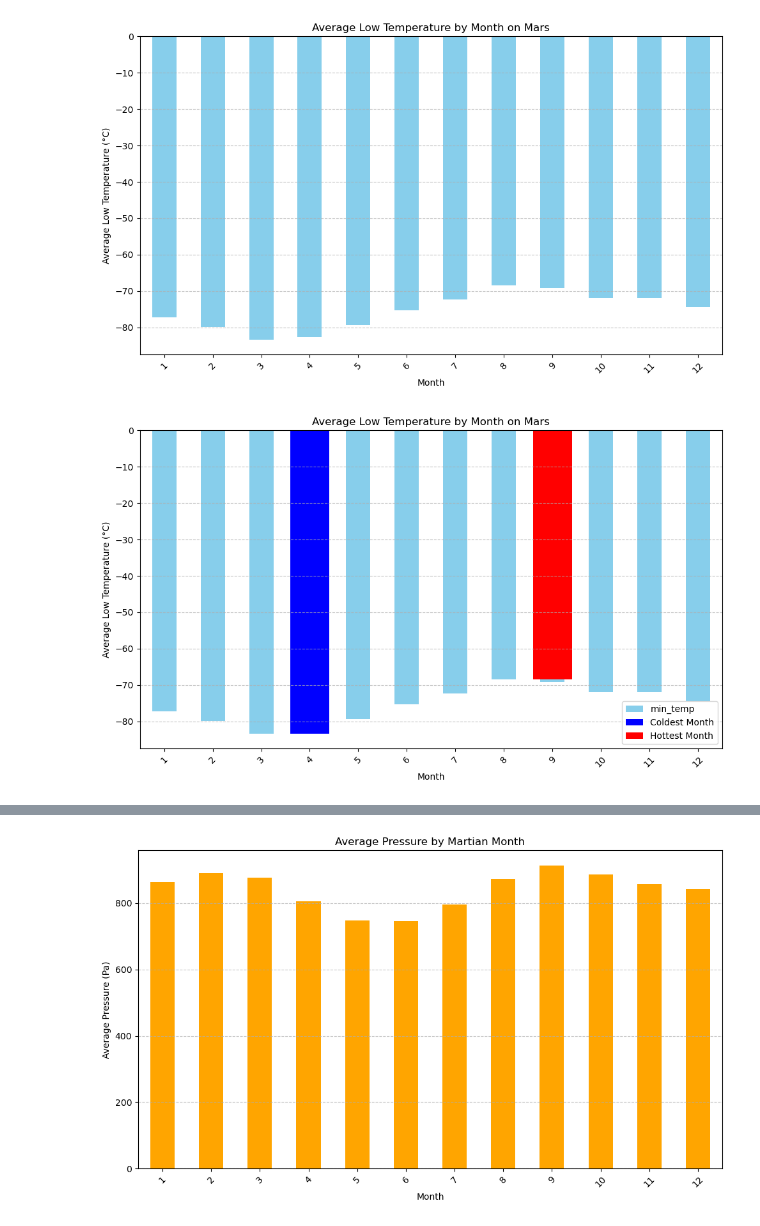
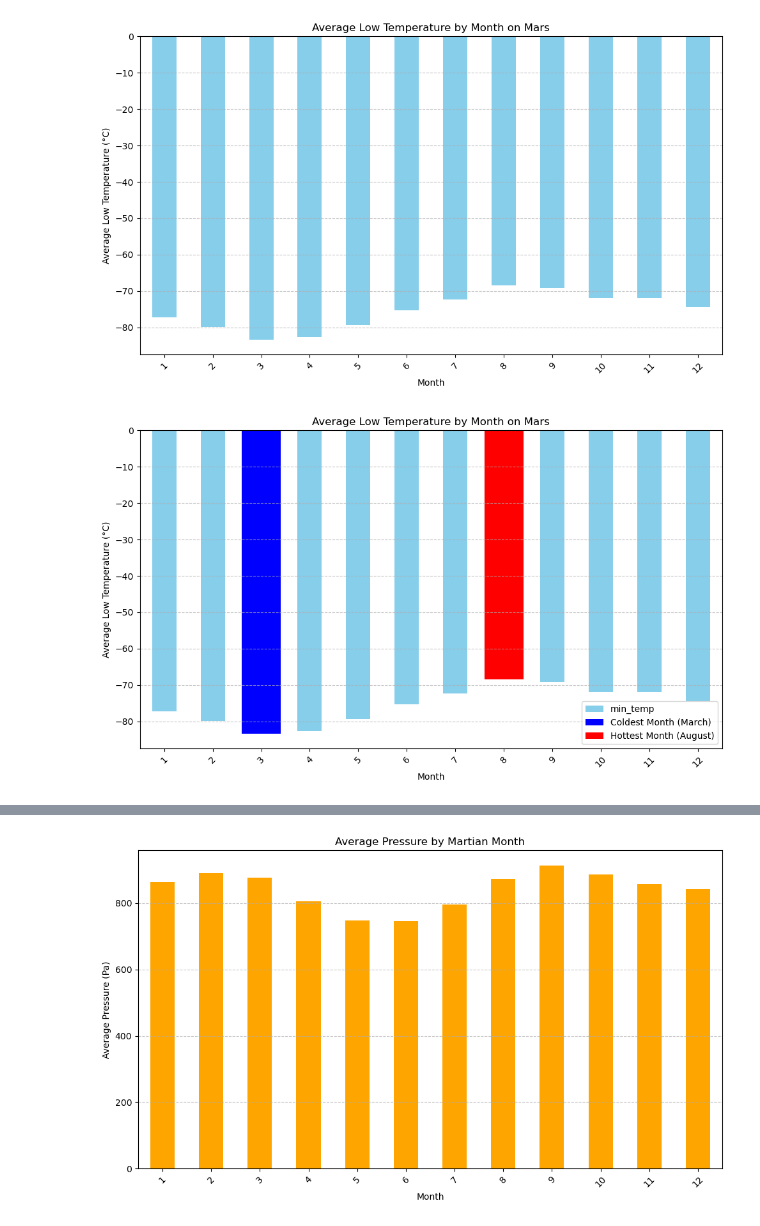
Before and after one commit to EbukaNdu/HTML, a Jupyter notebook: part_2_mars_weather.ipynb, the cells around one changed output, grey strips where cells are left out. Drawn from its saved outputs; the diff is of its cells as text; code cells hidden in the pictures.

Commit message:
graph

```diff
--- a/part_2_mars_weather.ipynb
+++ b/part_2_mars_weather.ipynb
@@ -216,26 +220,23 @@ plt.show()
 # %%
 # Identify the coldest and hottest months in Curiosity's location
 # Calculate average low temperature by month
 average_low_temp = df.groupby('month')['min_temp'].mean()
-
-# Find coldest and hottest months
-coldest_month = average_low_temp.idxmin()
-hottest_month = average_low_temp.idxmax()
 
 # Plot the bar graph
 plt.figure(figsize=(10, 6))
 average_low_temp.plot(kind='bar', color='skyblue')
 plt.title('Average Low Temperature by Month on Mars')
 plt.xlabel('Month')
 plt.ylabel('Average Low Temperature (°C)')
 plt.xticks(rotation=45)
 plt.grid(axis='y', linestyle='--', alpha=0.7)
+
 # Highlight coldest and hottest months
-plt.bar(coldest_month, average_low_temp[coldest_month], color='blue', label='Coldest Month')
-plt.bar(hottest_month, average_low_temp[hottest_month], color='red', label='Hottest Month')
+plt.bar(2, average_low_temp[3], color='blue', label='Coldest Month (March)')
+plt.bar(7, average_low_temp[8], color='red', label='Hottest Month (August)')
 
 plt.legend()
 plt.tight_layout()
 plt.show()
 # %% [output]
-[figure, old version]
+[figure, new version]
```
Also changed, not shown: parts of 2 cells of this notebook.
